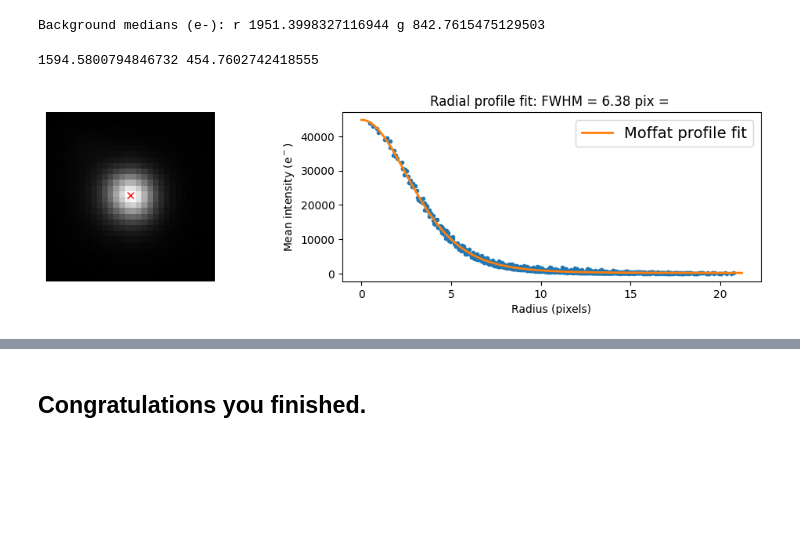
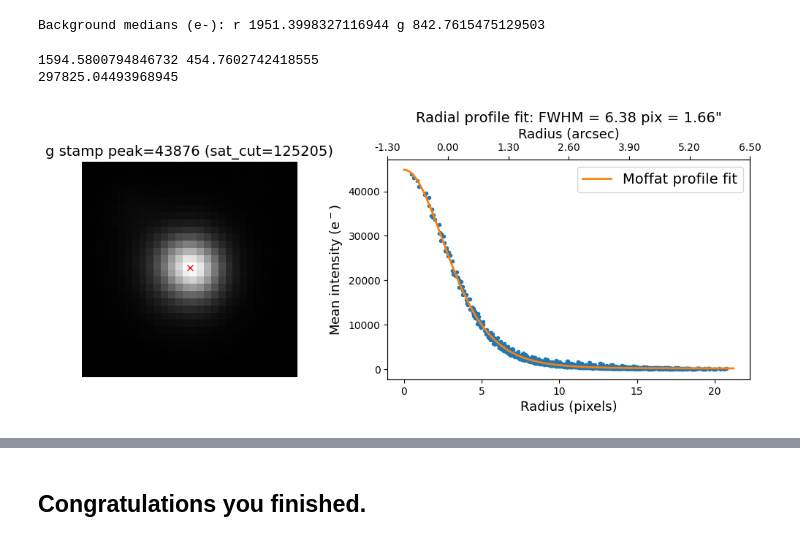
Before and after one commit to oliviergilbertastro/UMich, a Jupyter notebook: ASTRO501/hw1b/HW1b_v1.1.ipynb, the cells around one changed output, grey strips where cells are left out. Cells and saved outputs as stored; diff of their text form; code cells hidden in the pictures; blank space fills up the shorter version.

```diff
--- a/ASTRO501/hw1b/HW1b_v1.1.ipynb
+++ b/ASTRO501/hw1b/HW1b_v1.1.ipynb
@@ -806,40 +806,48 @@ ny, nx = cutout.shape
 
 r_centers = []
 mean_I = []
 for y in range(ny):
     for x in range(nx):
         r_centers.append(np.sqrt((xc-x)**2+(yc-y)**2))
         mean_I.append(cutout[y,x])
 
 # Function to fit PSF
 def moffat(r, I0, alpha, beta, bg):
     return I0 * (1 + (r / alpha)**2)**(-beta) + bg
 from scipy.optimize import curve_fit
 
 res = curve_fit(moffat, r_centers, mean_I, bounds = ([0, 0, 0, -np.inf], [np.inf, np.inf, np.inf, np.inf]))[0]
 alpha, beta = res[1:3]
 FWHM = 2 * alpha * np.sqrt(2**(1/beta) - 1)
+pix_scale = 0.26 # arcsec/pixel
 rs = np.linspace(0,np.sqrt(2)*cutout_radius,1000)
-
+print(np.nanmax(g_sub))
 from matplotlib.gridspec import GridSpec
 fig = plt.figure(figsize=(12,5))
 gs = GridSpec(50, 120, wspace=0.0, hspace=0.0)
-ax1 = fig.add_subplot(gs[1:29, 1:29])
-ax2 = fig.add_subplot(gs[1:29, 50:119])
+ax1 = fig.add_subplot(gs[5:44, 1:39])
+ax2 = fig.add_subplot(gs[5:44, 55:119])
 ax1.imshow(cutout, origin="lower", cmap="gray")
 ax1.plot(xc, yc, marker="x", color="red")
 ax1.axis("off")
+ax1.set_title(f"g stamp peak={np.max(cutout):.0f} (sat_cut={65535/2 * 3.820999999999999:.0f})", fontsize=14) # saturation cut = 50%*ADC*gain
 ax2.plot(r_centers, mean_I, marker=".", ls="None")
 ax2.plot(rs, moffat(rs, *res), marker="None", ls="-", lw=2, label="Moffat profile fit")
-ax2.set_ylabel(r"Mean intensity (e$^-$)")
-ax2.set_xlabel(r"Radius (pixels)")
-ax2.set_title(f"Radial profile fit: FWHM = {FWHM:.2f} pix = ")
+ax2.set_ylabel(r"Mean intensity (e$^-$)", fontsize=13)
+ax2.set_xlabel(r"Radius (pixels)", fontsize=13)
+ticks = ax2.get_xticks()
+ax_top = ax2.twiny()
+ax_top.set_xticks(ticks)
+ax_top.set_xticklabels([f"{t*pix_scale:.2f}" for t in ticks])
+ax_top.set_xlabel("Radius (arcsec)", fontsize=13)
+ax2.set_title(f"Radial profile fit: FWHM = {FWHM:.2f} pix = {FWHM*pix_scale:.2f}" + '"', fontsize=14)
 ax2.legend(fontsize=14)
 plt.savefig("P6.png")
 plt.show()
 # %% [output]
 1594.5800794846732 454.7602742418555
+297825.04493968945
-[figure, old version]
+[figure, new version]
 # %% [markdown]
 ## Plot P7: Find and mark all the unsaturated and isolated stars *(create the requested figure)*
 
```
Also changed, not shown: 1 other file.
